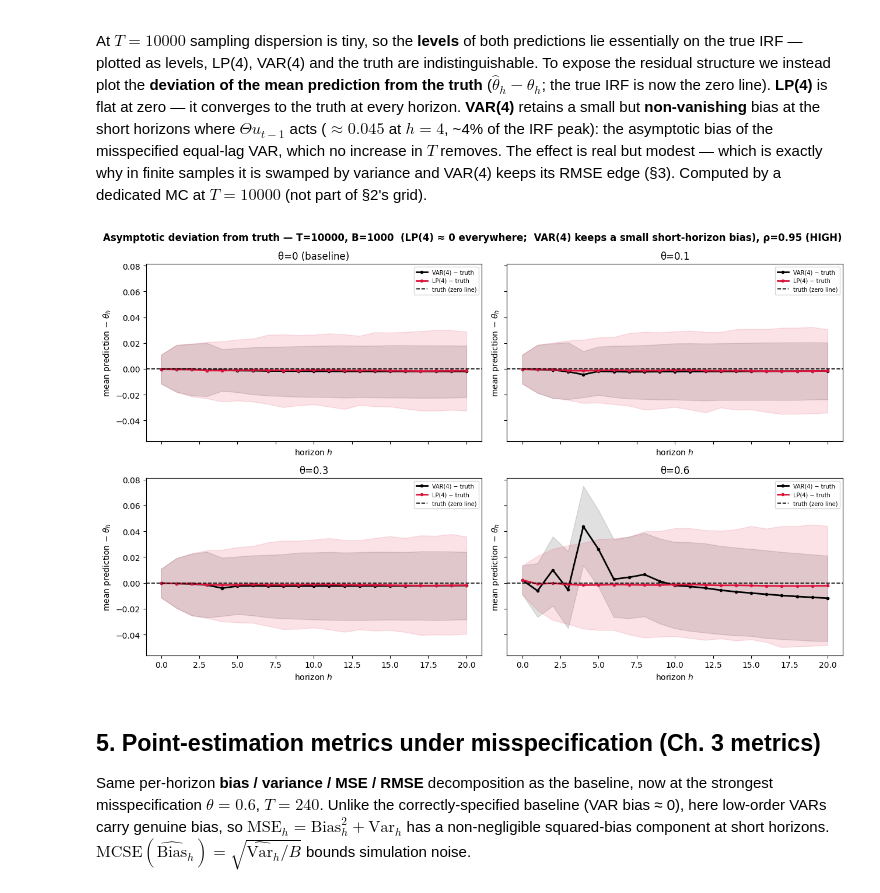
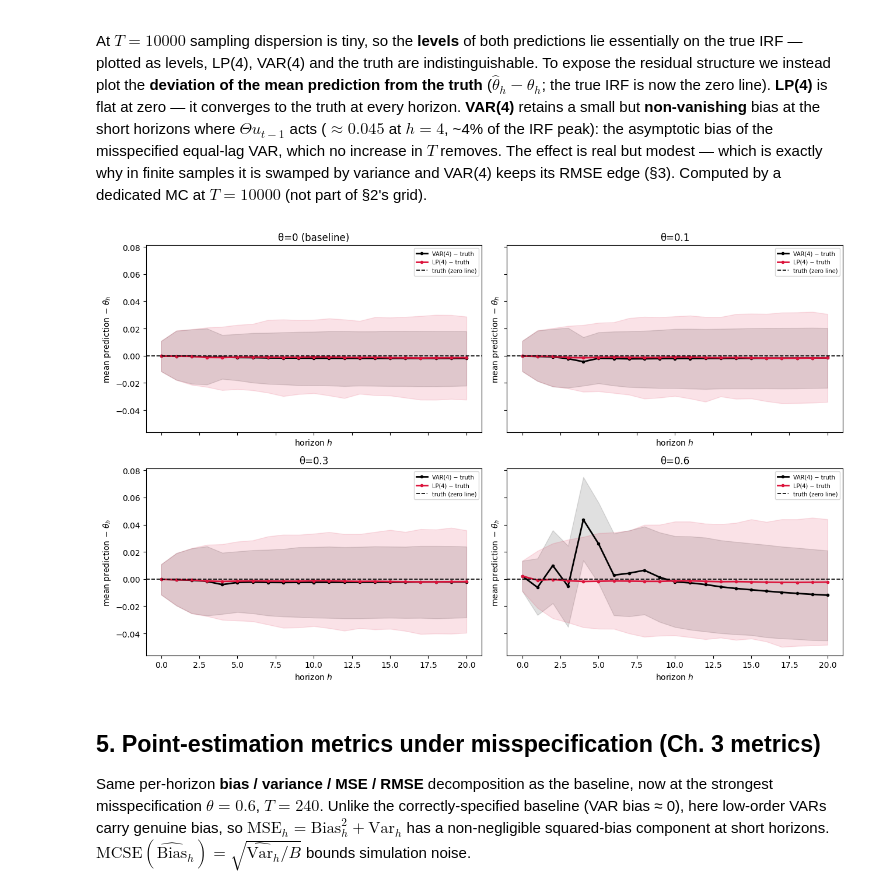
Before and after one commit to Aaron030/Monte_Carlo-LP_vs_VAR, a Jupyter notebook: experiments/Extension_Dynamic_Misspec/HIGH_Extension_Dynamic_MisSpec.ipynb, the cells around one changed output. Saved outputs shown, nothing was run; the diff lists cells and outputs as text; code cells hidden in the pictures.

```diff
--- a/experiments/Extension_Dynamic_Misspec/HIGH_Extension_Dynamic_MisSpec.ipynb
+++ b/experiments/Extension_Dynamic_Misspec/HIGH_Extension_Dynamic_MisSpec.ipynb
@@ -122,7 +122,7 @@ for th in THETAS:
     ax.plot(VAR_ORDERS, avg_var, "o-", ms=3, color=cth[th], label=lab)
     ax.axhline(np.mean(rm["LP(4)"]), ls="--", color=cth[th], alpha=0.7)
 ax.axvline(4, color="gray", ls=":", lw=1)
-ax.set_title(f"Complexity frontier across θ  (T={T_SHOW};  solid = VAR(q), dashed = LP(4), same color), ρ={RHO} ({Scenario})")
+# ax.set_title(f"Complexity frontier across θ  (T={T_SHOW};  solid = VAR(q), dashed = LP(4), same color), ρ={RHO} ({Scenario})")
 ax.set_xlabel("VAR order q"); ax.set_ylabel("horizon-averaged RMSE")
 ax.legend(fontsize=8, title="misspecification")
 fig.tight_layout()
@@ -230,36 +230,36 @@ colp = {"VAR(4)": "black", "LP(4)": "crimson"}
 
 def _pred_rep(seed, spec):
     rng = np.random.default_rng(seed)
     y = simulate_varma(spec, T_ASY2, rng)
     with np.errstate(divide="ignore", over="ignore", invalid="ignore"):
         return estimate_var_irf(y, 4, H), estimate_lp_irf(y, 4, H)
 
 
 fig, axes = plt.subplots(2, 2, figsize=(13, 8), sharex=True, sharey=True)
 for ax, th in zip(axes.ravel(), THETAS):
     tr = truth_byTheta[th]
     seeds = np.random.SeedSequence(SEED).spawn(N_ASY2)
     out = Parallel(n_jobs=-1)(delayed(_pred_rep)(s, DGPS[th])
                               for s in tqdm(seeds, desc=f"asymptotic pred θ={th}", leave=False))
     stacks = {"VAR(4)": np.array([o[0] for o in out]),
               "LP(4)":  np.array([o[1] for o in out])}
     for nm in ("VAR(4)", "LP(4)"):
         dev = stacks[nm] - tr                        # deviation from truth, per replication
         mean = np.nanmean(dev, axis=0)
         lo, hi = np.nanpercentile(dev, [5, 95], axis=0)
         ax.fill_between(hgrid, lo, hi, color=colp[nm], alpha=0.12)
         ax.plot(hgrid, mean, "o-", ms=3, color=colp[nm], lw=2.0, label=f"{nm} − truth")
     ax.axhline(0, color="k", lw=1.2, ls="--", label="truth (zero line)")
     ttl = "θ=0 (baseline)" if th == 0 else f"θ={th}"
     ax.set_title(ttl); ax.set_xlabel("horizon $h$")
     ax.set_ylabel(r"mean prediction $-\ \theta_h$"); ax.legend(fontsize=7)
-fig.suptitle(f"Asymptotic deviation from truth — T={T_ASY2}, B={N_ASY2}  "
-             f"(LP(4) ≈ 0 everywhere;  VAR(4) keeps a small short-horizon bias), ρ={RHO} ({Scenario})", fontweight="bold")
+#fig.suptitle(f"Asymptotic deviation from truth — T={T_ASY2}, B={N_ASY2}  "
+#             f"(LP(4) ≈ 0 everywhere;  VAR(4) keeps a small short-horizon bias), ρ={RHO} ({Scenario})", fontweight="bold")
 fig.tight_layout()
 plt.savefig(f"../../figures/Dynamic_MisSpec/DYN_MISSPEC_ASYMPTOTIC_DEVIATION_rho={RHO}_T=10000_B=1000.png")
 plt.show()
 # %% [output]
-[figure, old version]
+[figure, new version]
 # %% [markdown]
 ## 5. Point-estimation metrics under misspecification (Ch. 3 metrics)
 
```
Also changed, not shown: parts of 7 cells of this notebook, 42 other files.
